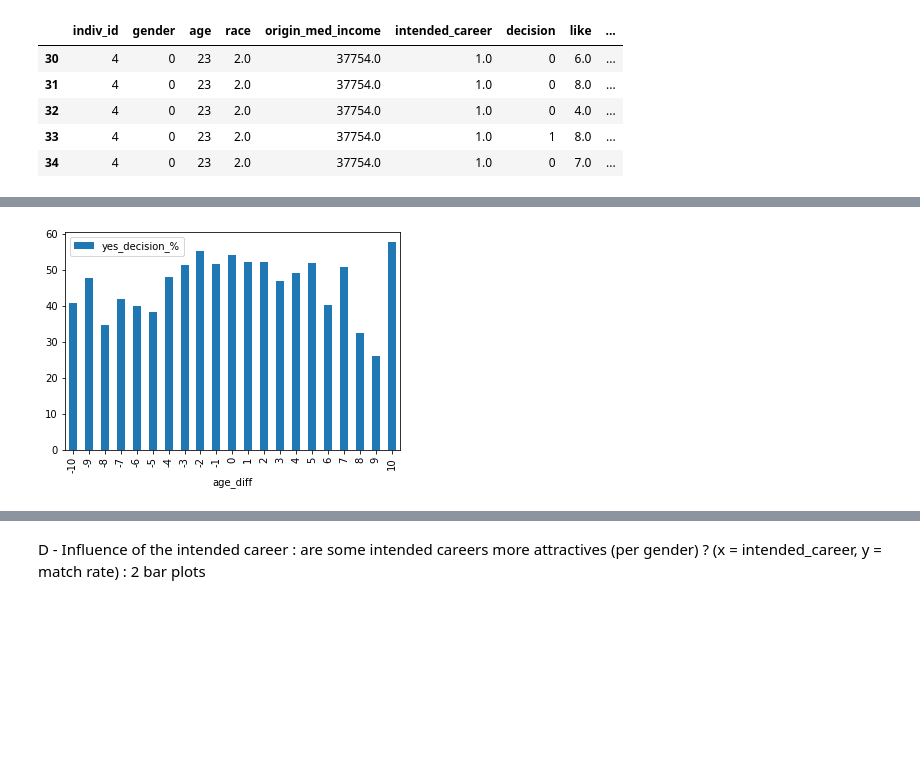
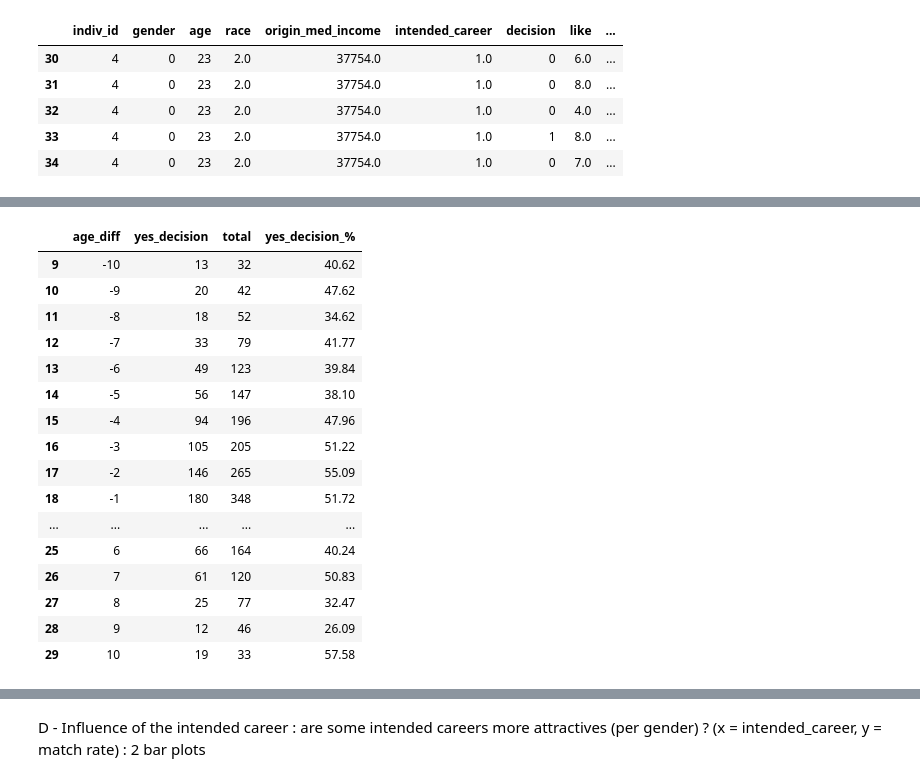
Before and after one commit to RemiArsac/Jedha_module2_speed_dating_project, a Jupyter notebook: 01-Project_speed_dating.ipynb, the cells around one changed output, grey strips where cells are left out. Drawn from its saved outputs; the diff is of its cells as text; code cells hidden in the pictures; blank space fills up the shorter version.

```diff
--- a/01-Project_speed_dating.ipynb
+++ b/01-Project_speed_dating.ipynb
@@ -393,13 +422,28 @@ dffF = dff.loc[dff['gender_cat']=='F',:]
 # %%
 dffM1C = dffM.groupby(['age_diff']).agg({'decision':'sum', 'decision_cat':'count'})
 dffM1C = dffM1C.rename(columns={'decision':'yes_decision', 'decision_cat':'total'})
 dffM1C['yes_decision_%'] = np.round(dffM1C['yes_decision'] / dffM1C['total']*100,2)
 dffM1C =  dffM1C.reset_index()
 dffM1C =  dffM1C.loc[abs(dffM1C['age_diff'])<=10,:]
-#display(dffM1C)
-dffM1C.plot.bar(x='age_diff', y='yes_decision_%');
+display(dffM1C)
 # %% [output]
-[figure, removed]
+|  | age_diff | yes_decision | total | yes_decision_% |
+| 9 | -10 | 13 | 32 | 40.62 |
+| 10 | -9 | 20 | 42 | 47.62 |
+| 11 | -8 | 18 | 52 | 34.62 |
+| 12 | -7 | 33 | 79 | 41.77 |
+| 13 | -6 | 49 | 123 | 39.84 |
+| 14 | -5 | 56 | 147 | 38.10 |
+| 15 | -4 | 94 | 196 | 47.96 |
+| 16 | -3 | 105 | 205 | 51.22 |
+| 17 | -2 | 146 | 265 | 55.09 |
+| 18 | -1 | 180 | 348 | 51.72 |
+| ... | ... | ... | ... | ... |
+| 25 | 6 | 66 | 164 | 40.24 |
+| 26 | 7 | 61 | 120 | 50.83 |
+| 27 | 8 | 25 | 77 | 32.47 |
+| 28 | 9 | 12 | 46 | 26.09 |
+| 29 | 10 | 19 | 33 | 57.58 |
 # %%
 dffF1C = dffF.groupby(['age_diff']).agg({'decision':'sum', 'decision_cat':'count'})
 dffF1C = dffF1C.rename(columns={'decision':'yes_decision', 'decision_cat':'total'})
```
Also changed, not shown: parts of 8 cells of this notebook.
